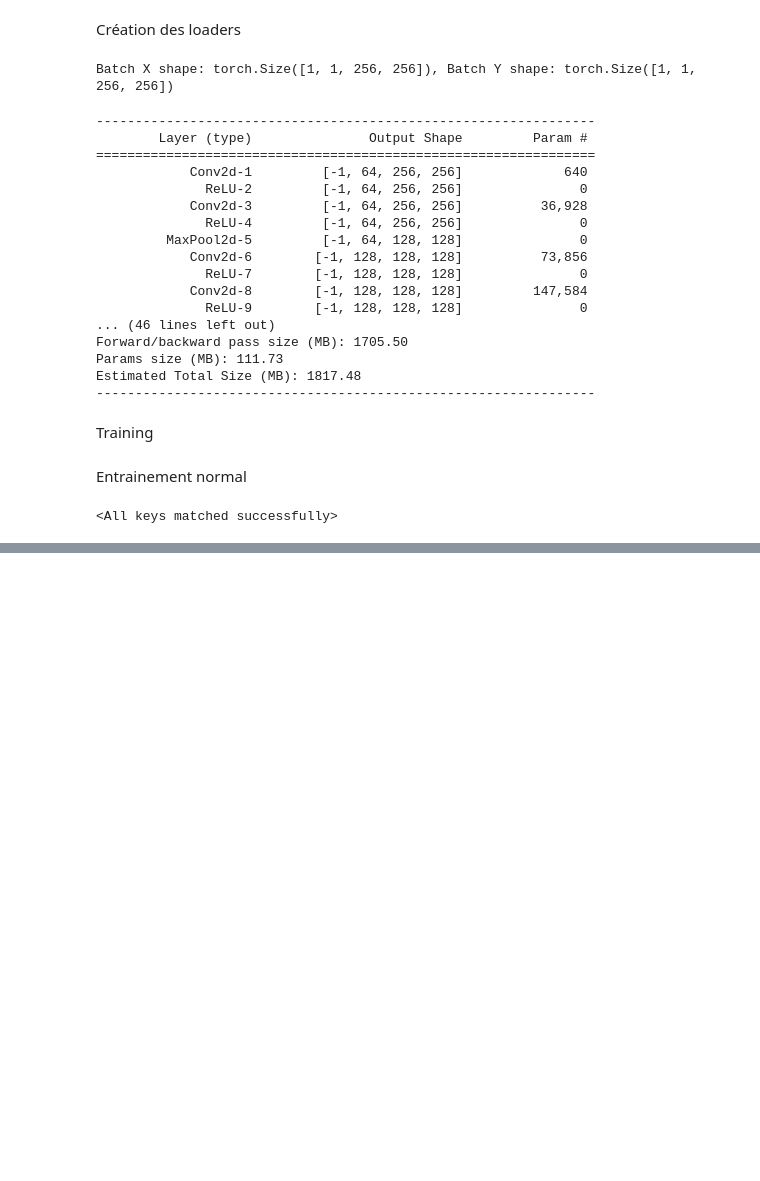
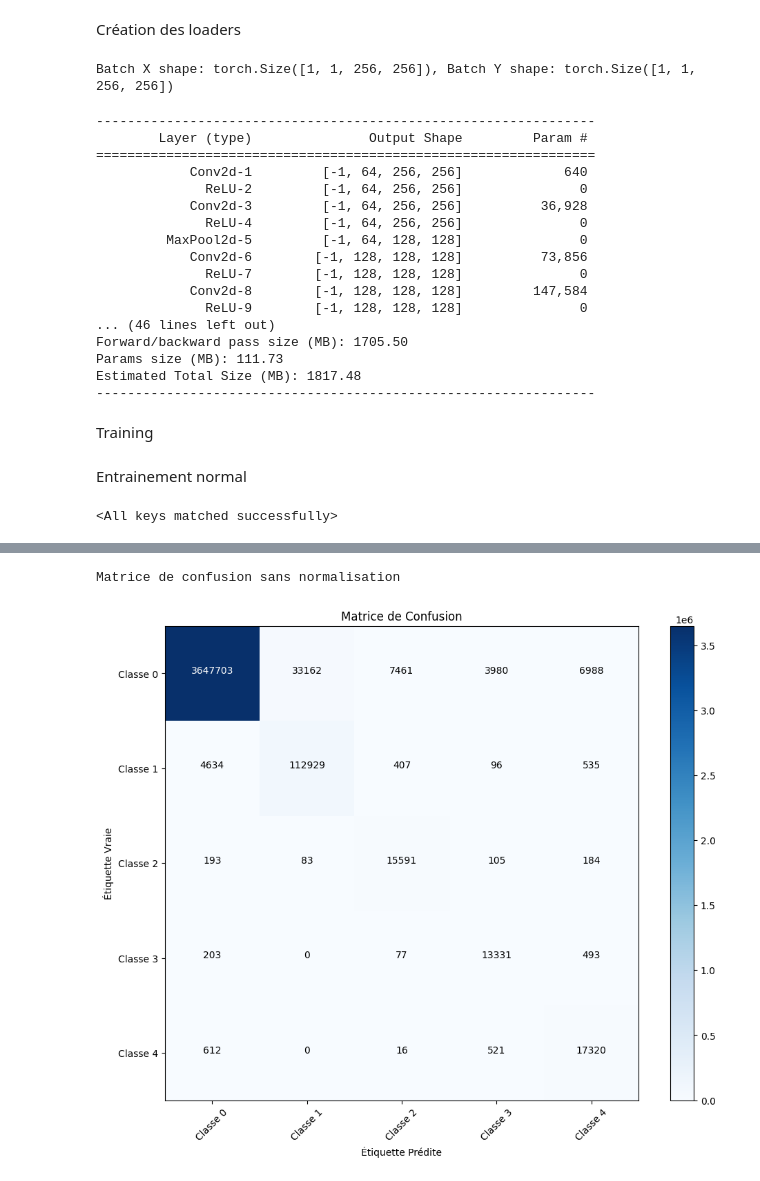
Before and after one commit to Joub2332/Attention-based-Unet-for-Segmentation, a Jupyter notebook: Architecture U-net2D.ipynb, the cells around one changed output, grey strips where cells are left out. Saved outputs shown, nothing was run; the diff lists cells and outputs as text; code cells hidden in the pictures; blank space fills up the shorter version.

```diff
--- a/Architecture U-net2D.ipynb
+++ b/Architecture U-net2D.ipynb
@@ -439,0 +569,63 @@ Entrainement k fold cross-validation
+# %%
+from sklearn.metrics import confusion_matrix
+import numpy as np
+import matplotlib.pyplot as plt
+import itertools
+
+# Fonction pour tracer la matrice de confusion
+def plot_confusion_matrix(cm, classes, normalize=False, title='Matrice de Confusion', cmap=plt.cm.Blues):
+    if normalize:
+        cm = cm.astype('float') / cm.sum(axis=1)[:, np.newaxis]
+        print("Matrice de confusion normalisée")
+    else:
+        print('Matrice de confusion sans normalisation')
+
+    plt.imshow(cm, interpolation='nearest', cmap=cmap)
+    plt.title(title)
+    plt.colorbar()
+    tick_marks = np.arange(len(classes))
+    plt.xticks(tick_marks, classes, rotation=45)
+    plt.yticks(tick_marks, classes)
+
+    fmt = '.2f' if normalize else 'd'
+    thresh = cm.max() / 2.
+    for i, j in itertools.product(range(cm.shape[0]), range(cm.shape[1])):
+        plt.text(j, i, format(cm[i, j], fmt),
+                 horizontalalignment="center",
+                 color="white" if cm[i, j] > thresh else "black")
+
+    plt.tight_layout()
+    plt.ylabel('Étiquette Vraie')
+    plt.xlabel('Étiquette Prédite')
+
+def evaluate_confusion_matrix(model, val_loader, device, num_classes=5):
+    y_true = []
+    y_pred = []
+
+    model.eval()
+    with torch.no_grad():
+        for data, mask in val_loader:
+            data = data.to(device)
+            mask = mask.squeeze(1).to(device).long()  # Conversion explicite en entiers
+
+            # Prédictions du modèle
+            output = model(data)
+            predicted_classes = torch.argmax(output, dim=1).long()  # Conversion explicite en entiers
+
+            # Collecter les valeurs réelles et prédites
+            y_true.extend(mask.cpu().numpy().flatten().astype(int))  # Conversion explicite en entiers
+            y_pred.extend(predicted_classes.cpu().numpy().flatten().astype(int))  # Conversion explicite en entiers
+
+    # Créer la matrice de confusion
+    cm = confusion_matrix(y_true, y_pred, labels=np.arange(num_classes))
+
+    # Afficher la matrice de confusion
+    plt.figure(figsize=(10, 8))
+    plot_confusion_matrix(cm, classes=[f'Classe {i}' for i in range(num_classes)])
+    plt.show()
+
+# Appeler la fonction pour évaluer et afficher la matrice de confusion
+evaluate_confusion_matrix(model, val_loader, device)
+# %% [output]
+Matrice de confusion sans normalisation
+[figure, added]
```
Also changed, not shown: parts of 16 cells of this notebook, 1 other file.
